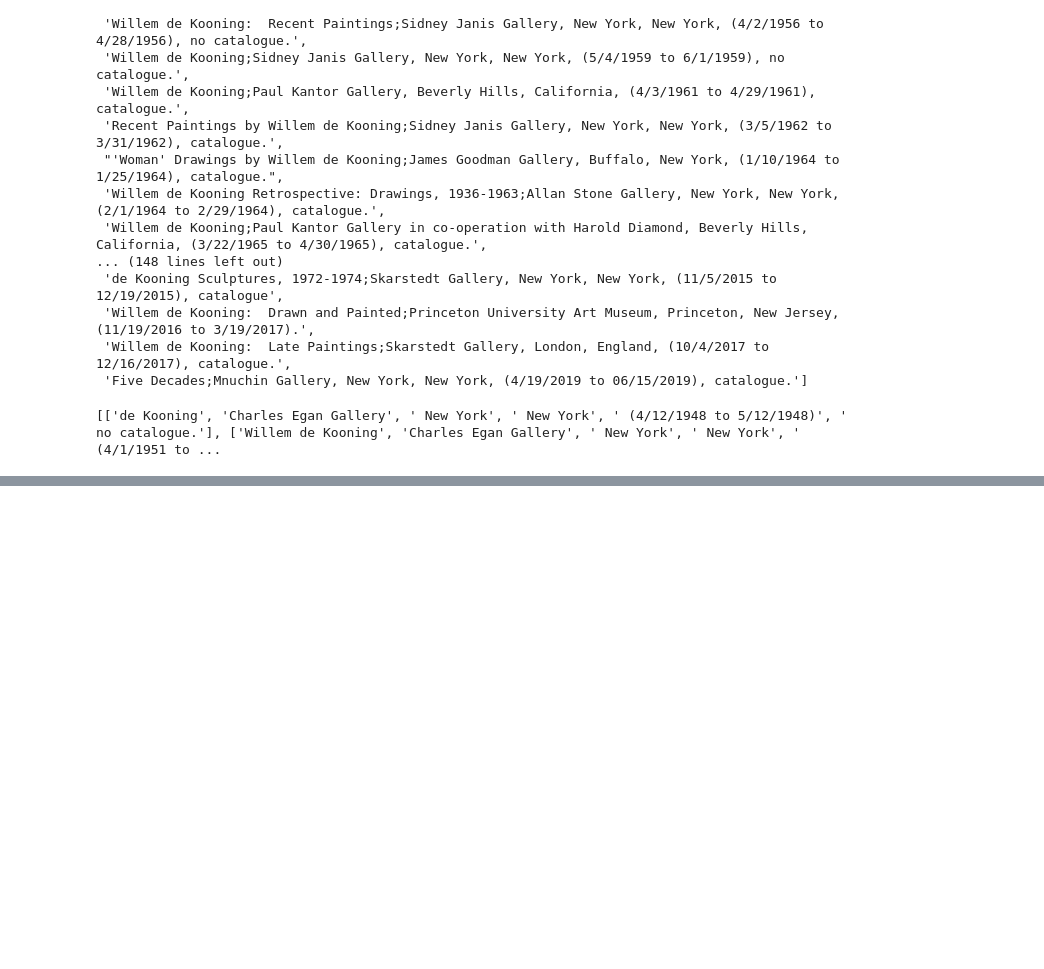
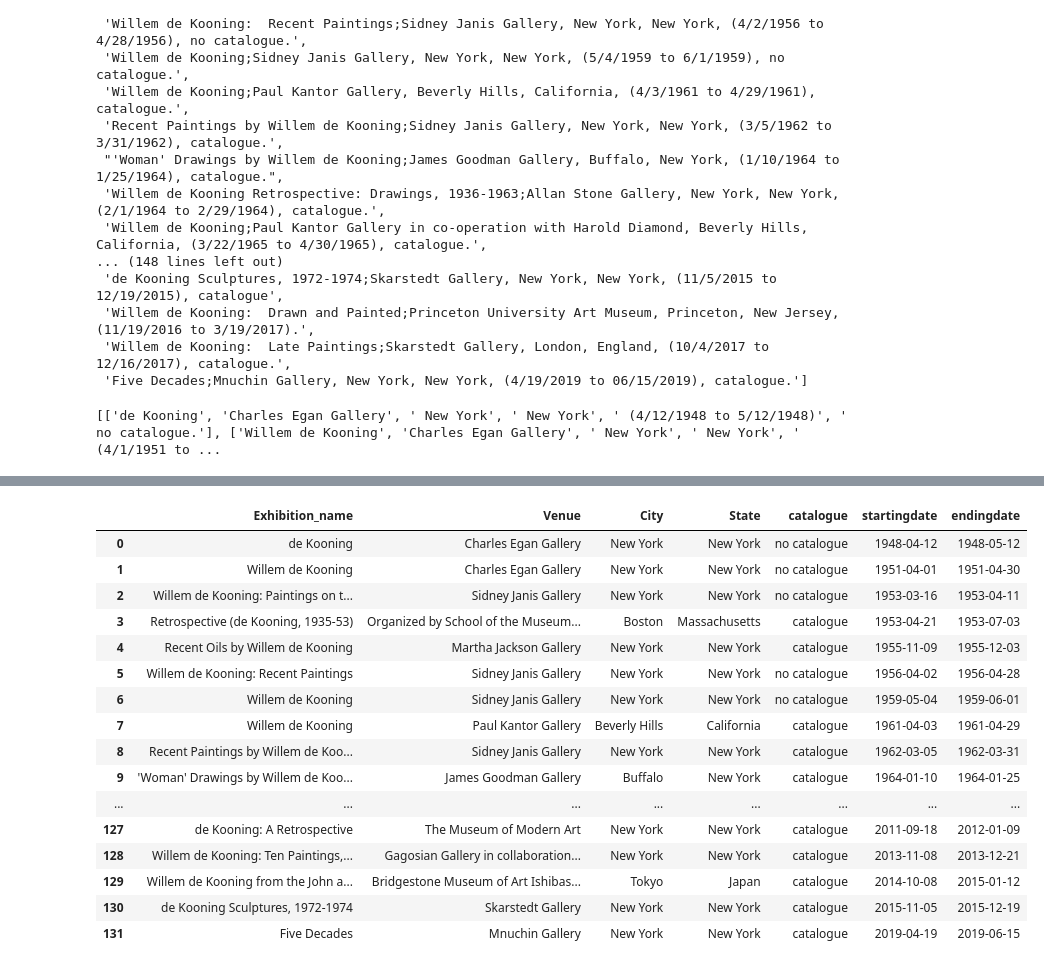
Before and after one commit to giorgiacrosilla/reputationera, a Jupyter notebook: scripts/data_analysis_and_cleaning/deKooning/exhibitions_DK.ipynb, the cells around one changed output, grey strips where cells are left out. Saved outputs shown, nothing was run; the diff lists cells and outputs as text; code cells hidden in the pictures; blank space fills up the shorter version.

```diff
--- a/scripts/data_analysis_and_cleaning/deKooning/exhibitions_DK.ipynb
+++ b/scripts/data_analysis_and_cleaning/deKooning/exhibitions_DK.ipynb
@@ -244,0 +201,76 @@ See the caveats in the documentation: https://pandas.pydata.org/pandas-docs/stab
+# %%
+import pandas as pd
+
+for i, item in enumerate(df['date']):
+
+    parts = item.strip('()').split(' to ')
+    modified_dates = []
+    for date_str in parts:
+        if "??/??" in date_str:
+            month_and_year = date_str.split('/')[-1]  # Extract month and year
+            modified_date = "01/01/" + month_and_year  # Replace day with "01"
+            modified_dates.append(modified_date)
+        elif '??' in date_str:
+            month_and_year = date_str.split('/')[0] + '/01/' + date_str.split('/')[-1]
+            modified_dates.append(month_and_year)
+        else:
+            modified_dates.append(date_str)
+    df.at[i, 'date'] = ' to '.join(modified_dates)
+
+
+def extract_starting_range(date_str):
+    # Split the date range string by ' to ' or '-'
+    dates = date_str.strip('( )').split(' to ')
+    if len(dates) == 1:  # If ' to ' is not found, try splitting by '-'
+        dates = date_str.strip('( )').split('\u2013')
+    if len(dates) < 2:
+        return None
+
+    starting_date = dates[0]
+
+    # Convert the starting date to datetime format and extract the date part
+    return pd.to_datetime(starting_date, errors='coerce').date()
+
+
+def extract_ending_range(date_str):
+    dates = date_str.strip('( )').split(' to ')
+    if len(dates) == 1:  # If ' to ' is not found, try splitting by '-'
+        dates = date_str.strip('( )').split('\u2013')
+    if len(dates) < 2:
+        return None
+    ending_date = dates[1]
+
+    # Convert the ending date to datetime format and extract the date part
+    return pd.to_datetime(ending_date, errors='coerce').date()
+
+
+# Apply the function to the 'date' column to create a new column with datetime objects
+df['startingdate'] = df['date'].apply(extract_starting_range)
+df['endingdate'] = df['date'].apply(extract_ending_range)
+
+
+
+df.reset_index(drop=True, inplace=True)
+
+df.drop('date', axis=1, inplace=True)
+
+# Display the filtered DataFrame
+df
+# %% [output]
+|  | Exhibition_name | Venue | City | State | catalogue | startingdate | endingdate |
+| 0 | de Kooning | Charles Egan Gallery | New York | New York | no catalogue | 1948-04-12 | 1948-05-12 |
+| 1 | Willem de Kooning | Charles Egan Gallery | New York | New York | no catalogue | 1951-04-01 | 1951-04-30 |
+| 2 | Willem de Kooning: Paintings on t... | Sidney Janis Gallery | New York | New York | no catalogue | 1953-03-16 | 1953-04-11 |
+| 3 | Retrospective (de Kooning, 1935-53) | Organized by School of the Museum... | Boston | Massachusetts | catalogue | 1953-04-21 | 1953-07-03 |
+| 4 | Recent Oils by Willem de Kooning | Martha Jackson Gallery | New York | New York | catalogue | 1955-11-09 | 1955-12-03 |
+| 5 | Willem de Kooning: Recent Paintings | Sidney Janis Gallery | New York | New York | no catalogue | 1956-04-02 | 1956-04-28 |
+| 6 | Willem de Kooning | Sidney Janis Gallery | New York | New York | no catalogue | 1959-05-04 | 1959-06-01 |
+| 7 | Willem de Kooning | Paul Kantor Gallery | Beverly Hills | California | catalogue | 1961-04-03 | 1961-04-29 |
+| 8 | Recent Paintings by Willem de Koo... | Sidney Janis Gallery | New York | New York | catalogue | 1962-03-05 | 1962-03-31 |
+| 9 | 'Woman' Drawings by Willem de Koo... | James Goodman Gallery | Buffalo | New York | catalogue | 1964-01-10 | 1964-01-25 |
+| ... | ... | ... | ... | ... | ... | ... | ... |
+| 127 | de Kooning: A Retrospective | The Museum of Modern Art | New York | New York | catalogue | 2011-09-18 | 2012-01-09 |
+| 128 | Willem de Kooning: Ten Paintings,... | Gagosian Gallery in collaboration... | New York | New York | catalogue | 2013-11-08 | 2013-12-21 |
+| 129 | Willem de Kooning from the John a... | Bridgestone Museum of Art Ishibas... | Tokyo | Japan | catalogue | 2014-10-08 | 2015-01-12 |
+| 130 | de Kooning Sculptures, 1972-1974 | Skarstedt Gallery | New York | New York | catalogue | 2015-11-05 | 2015-12-19 |
+| 131 | Five Decades | Mnuchin Gallery | New York | New York | catalogue | 2019-04-19 | 2019-06-15 |
```
Also changed, not shown: parts of 3 cells of this notebook.
